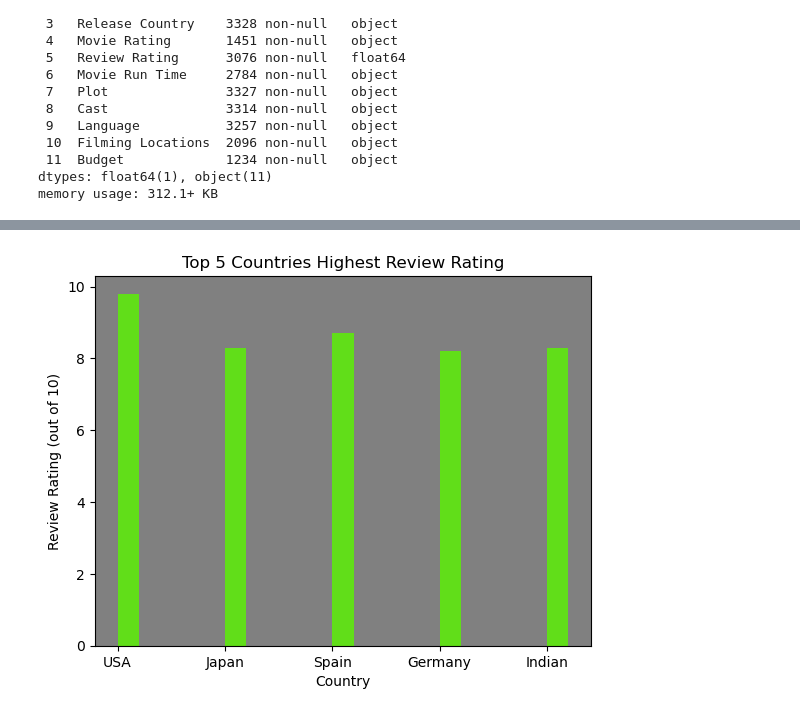
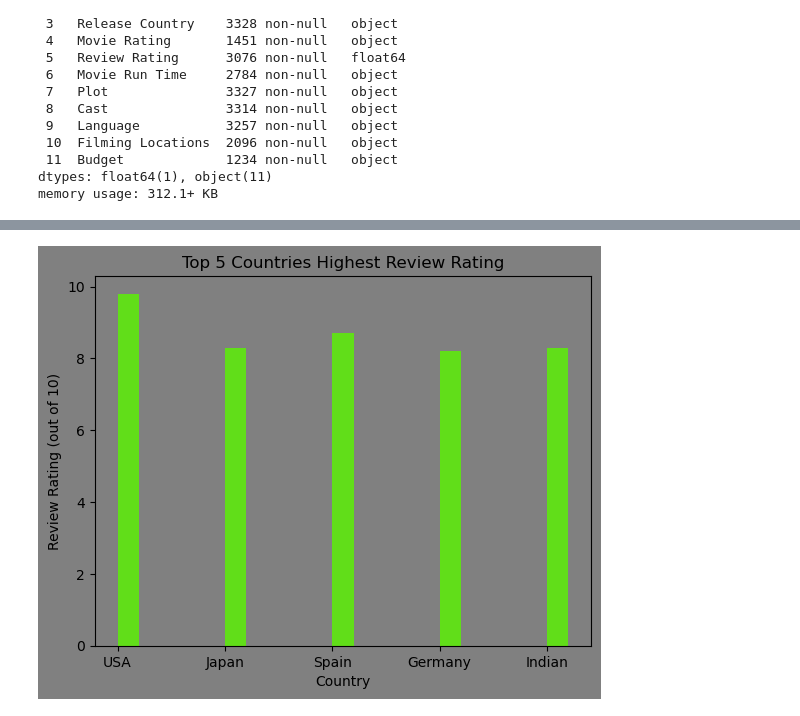
Before and after one commit to PerryMark773/Project-1-Team-1, a Jupyter notebook: DA_Test.ipynb, the cells around one changed output, grey strips where cells are left out. Saved outputs shown, nothing was run; the diff lists cells and outputs as text; code cells hidden in the pictures.

```diff
--- a/DA_Test.ipynb
+++ b/DA_Test.ipynb
@@ -123,21 +130,24 @@ plt.show()
 # %%
 n = np.arange(5)
 mean = [usa_max, jap_max, span_max, gmn_max, ind_max]
 width = 0.20
+fig = plt.figure()
+fig.patch.set_facecolor('gray')
 ax = plt.axes()
 ax.set(facecolor = "gray")
 
 # plot data in grouped manner of bar type
 plt.bar(n+0.1, mean, width, color = '#61de19')
 plt.title("Top 5 Countries Highest Review Rating")
 plt.xticks(n, ["USA", "Japan", "Spain", "Germany", "Indian"])
 
 plt.xlabel("Country")
 plt.ylabel("Review Rating (out of 10)")
+plt.savefig("output_data/Max_Review.png")
 
 plt.show()
 # %% [output]
-[figure, old version]
+[figure, new version]
 # %%
 IMDB_df.sort_values('Review Rating')
 
```
Also changed, not shown: parts of 2 cells of this notebook, 3 other files.
